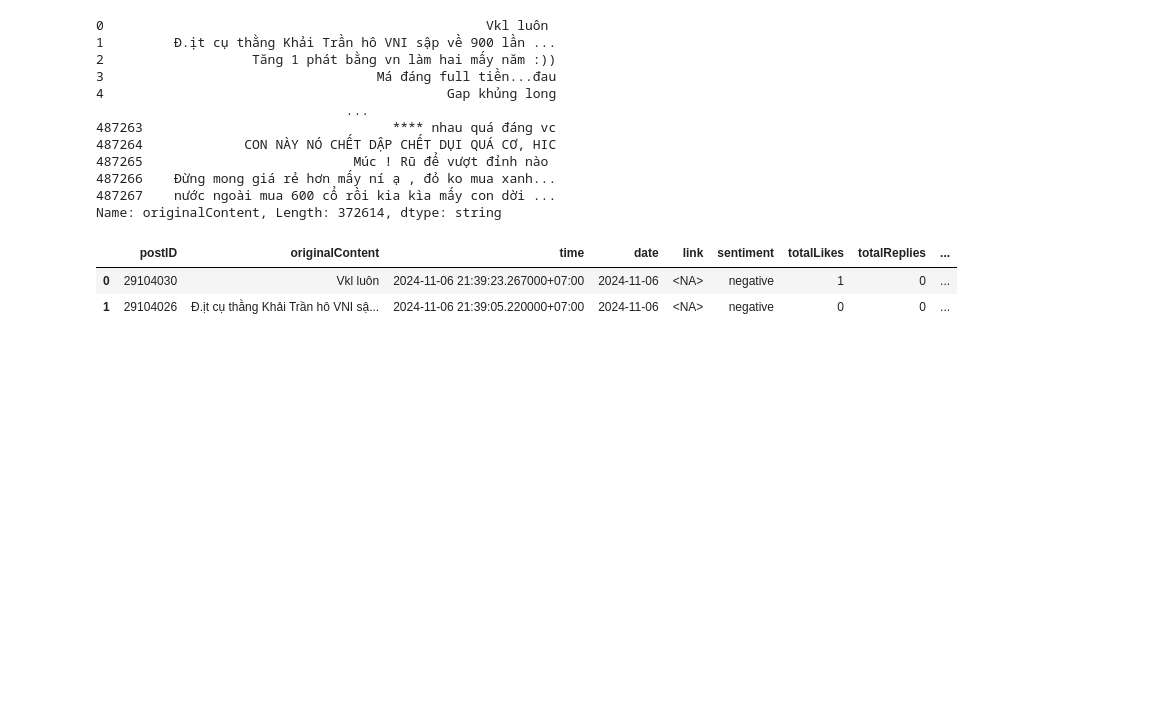
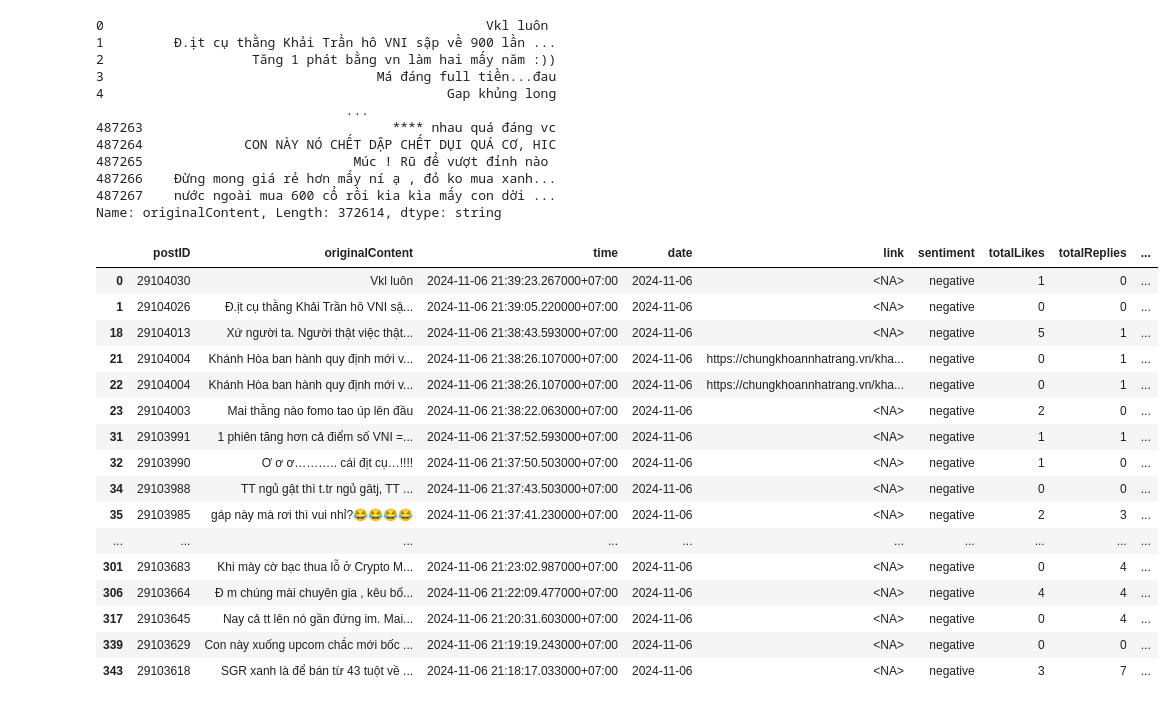
Before and after one commit to Legend0fHell/ait2006-data-processing-final, a Jupyter notebook: basic_analyze.ipynb, the cells around one changed output. Drawn from its saved outputs; the diff is of its cells as text; code cells hidden in the pictures; blank space fills up the shorter version.

Commit message:
dev: improve machine learning model precision by using outside sentiment dataset for training. Update neutral posts to negative or positive.

```diff
--- a/basic_analyze.ipynb
+++ b/basic_analyze.ipynb
@@ -1576,6 +1592,6 @@ X_train, X_test, y_train, y_test = train_test_split(X, y, test_size=0.3, random_
 # %%
 clf = RandomForestClassifier(n_jobs = -1)
-clf.fit(X_train, y_train)
+clf.fit(x_train, y_train)
 # %% [output]
 RandomForestClassifier(n_jobs=-1)
 # %%
@@ -1584,0 +1603,12 @@ clf.score(X_test, y_test)
+# %%
+combine_dataset = pd.read_csv('sentiment_analysis_dataset.csv')
+combine_dataset.loc[combine_dataset['sentiment'] == 1, 'sentiment'] = 'positive'
+combine_dataset.loc[combine_dataset['sentiment'] == -1, 'sentiment'] = 'negative'
+combine_dataset['text'] = combine_dataset['text'].fillna('').apply(preprocess_text_optimized)
+# %%
+vectorizer = CountVectorizer()
+x = vectorizer.fit_transform(combine_dataset['text'])
+y = combine_dataset['sentiment']
+x_train, x_test, y_train,y_test = train_test_split(x, y, test_size=0.2, random_state=42)
+# %%
+clf.fit(x_train, y_train)
@@ -1604,8 +1646,23 @@ sentiment_predicted = clf.predict(x_post)
 # %%
 new_posts_df = posts_df.copy()
 new_posts_df.loc[new_posts_df['sentiment'] == 'neutral', 'sentiment'] = sentiment_predicted
-new_posts_df.head(2)
+# Check if the sentiment has been updated
+new_posts_df[new_posts_df['sentiment'] == 'negative'].head(60)
 # %% [output]
 |  | postID | originalContent | time | date | link | sentiment | totalLikes | totalReplies | ... |
 | 0 | 29104030 | Vkl luôn | 2024-11-06 21:39:23.267000+07:00 | 2024-11-06 | <NA> | negative | 1 | 0 | ... |
 | 1 | 29104026 | Đ.ịt cụ thằng Khải Trần hô VNI sậ... | 2024-11-06 21:39:05.220000+07:00 | 2024-11-06 | <NA> | negative | 0 | 0 | ... |
+| 18 | 29104013 | Xứ người ta. Người thật việc thật... | 2024-11-06 21:38:43.593000+07:00 | 2024-11-06 | <NA> | negative | 5 | 1 | ... |
+| 21 | 29104004 | Khánh Hòa ban hành quy định mới v... | 2024-11-06 21:38:26.107000+07:00 | 2024-11-06 | https://chungkhoannhatrang.vn/kha... | negative | 0 | 1 | ... |
+| 22 | 29104004 | Khánh Hòa ban hành quy định mới v... | 2024-11-06 21:38:26.107000+07:00 | 2024-11-06 | https://chungkhoannhatrang.vn/kha... | negative | 0 | 1 | ... |
+| 23 | 29104003 | Mai thằng nào fomo tao úp lên đầu | 2024-11-06 21:38:22.063000+07:00 | 2024-11-06 | <NA> | negative | 2 | 0 | ... |
+| 31 | 29103991 | 1 phiên tăng hơn cả điểm số VNI =... | 2024-11-06 21:37:52.593000+07:00 | 2024-11-06 | <NA> | negative | 1 | 1 | ... |
+| 32 | 29103990 | Ơ ơ ơ……….. cái địt cụ…!!!! | 2024-11-06 21:37:50.503000+07:00 | 2024-11-06 | <NA> | negative | 1 | 0 | ... |
+| 34 | 29103988 | TT ngủ gật thì t.tr ngủ gâtj, TT ... | 2024-11-06 21:37:43.503000+07:00 | 2024-11-06 | <NA> | negative | 0 | 0 | ... |
+| 35 | 29103985 | gáp này mà rơi thì vui nhỉ?😂😂😂😂 | 2024-11-06 21:37:41.230000+07:00 | 2024-11-06 | <NA> | negative | 2 | 3 | ... |
+| ... | ... | ... | ... | ... | ... | ... | ... | ... | ... |
+| 301 | 29103683 | Khi mày cờ bạc thua lỗ ở Crypto M... | 2024-11-06 21:23:02.987000+07:00 | 2024-11-06 | <NA> | negative | 0 | 4 | ... |
+| 306 | 29103664 | Đ m chúng mài chuyên gia , kêu bố... | 2024-11-06 21:22:09.477000+07:00 | 2024-11-06 | <NA> | negative | 4 | 4 | ... |
+| 317 | 29103645 | Nay cả tt lên nó gần đứng im. Mai... | 2024-11-06 21:20:31.603000+07:00 | 2024-11-06 | <NA> | negative | 0 | 4 | ... |
+| 339 | 29103629 | Con này xuống upcom chắc mới bốc ... | 2024-11-06 21:19:19.243000+07:00 | 2024-11-06 | <NA> | negative | 0 | 0 | ... |
+| 343 | 29103618 | SGR xanh là để bán từ 43 tuột về ... | 2024-11-06 21:18:17.033000+07:00 | 2024-11-06 | <NA> | negative | 3 | 7 | ... |
```
Also changed, not shown: parts of 13 cells of this notebook.
